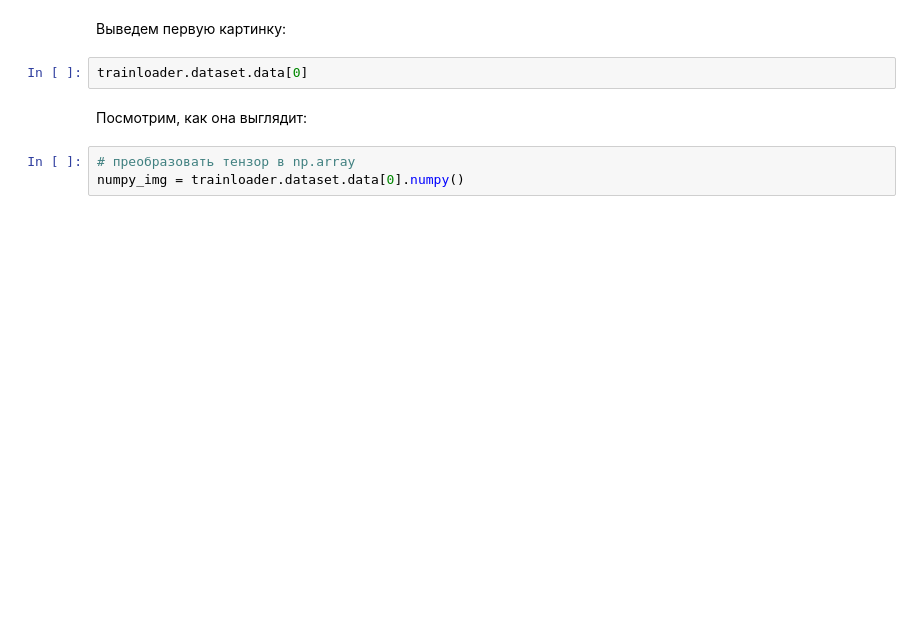
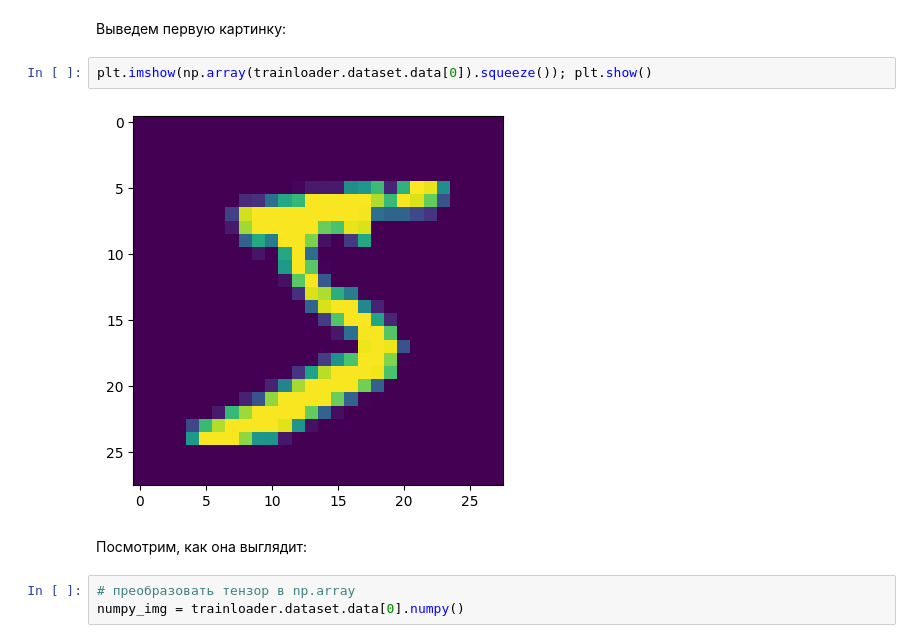
Before and after one commit to Normist300/ML, a Jupyter notebook: MIPT course/[seminar]convnet_pytorch.ipynb, the cells around one changed output. Drawn from its saved outputs; the diff is of its cells as text; blank space fills up the shorter version.

```diff
--- a/MIPT course/[seminar]convnet_pytorch.ipynb
+++ b/MIPT course/[seminar]convnet_pytorch.ipynb
@@ -115,7 +129,9 @@ testloader.dataset.data.shape
 # %% [markdown]
 Выведем первую картинку:
-# %%
-trainloader.dataset.data[0]
+# %%
+plt.imshow(np.array(trainloader.dataset.data[0]).squeeze()); plt.show()
+# %% [output]
+[figure, added]
 # %% [markdown]
 Посмотрим, как она выглядит:
 # %%
```
Also changed, not shown: parts of 10 cells of this notebook, 3 other files.
